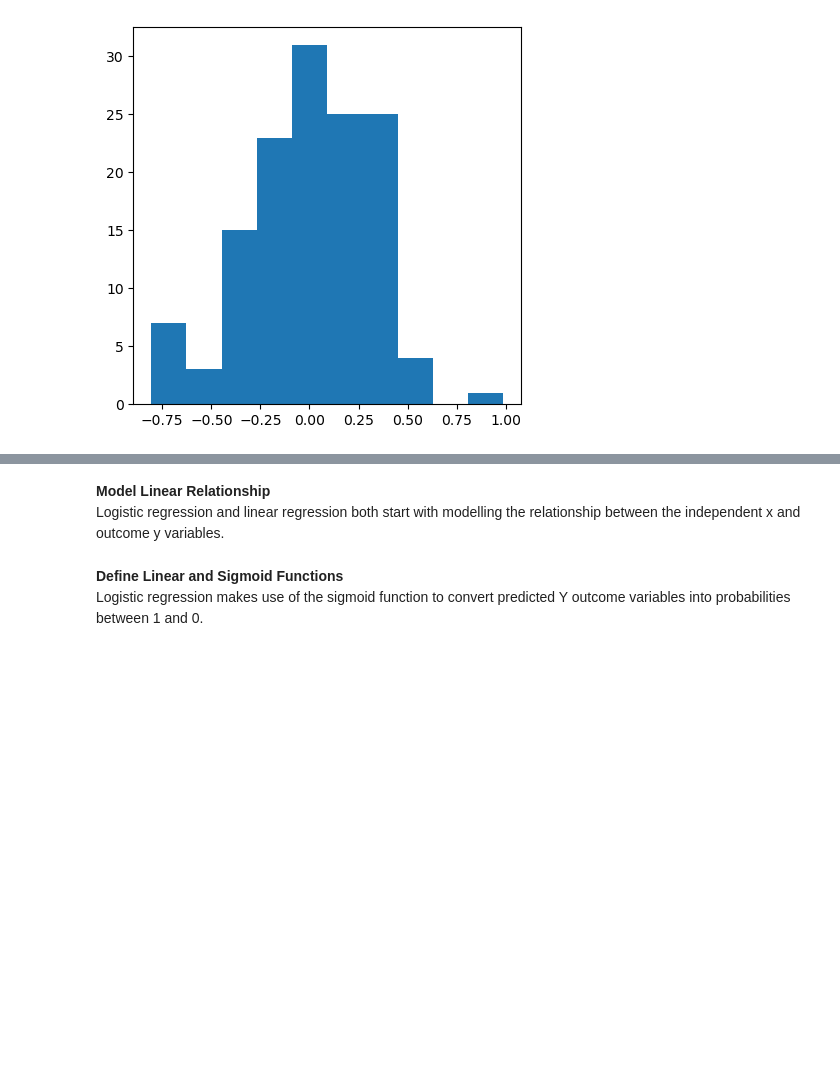
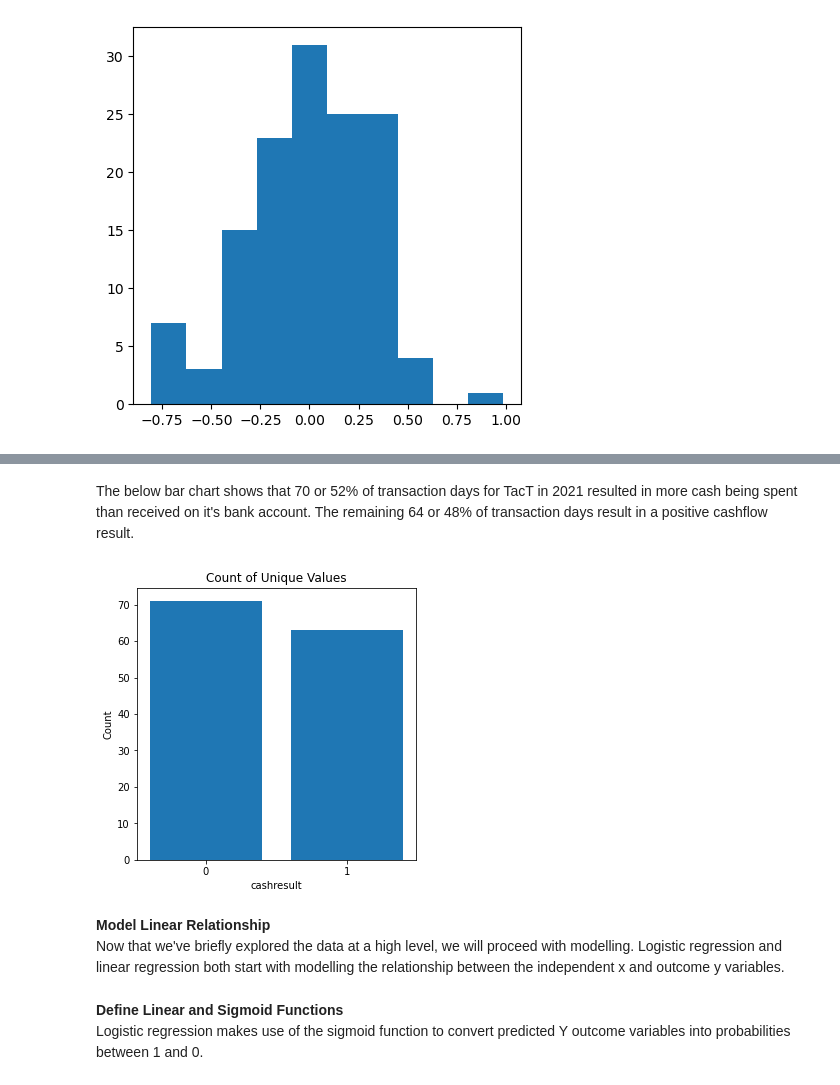
Before and after one commit to KenyattaDaniel/project-score, a Jupyter notebook: SMEsCreditScoringpt2.ipynb, the cells around one changed output, grey strips where cells are left out. Saved outputs shown, nothing was run; the diff lists cells and outputs as text; code cells hidden in the pictures; blank space fills up the shorter version.

```diff
--- a/SMEsCreditScoringpt2.ipynb
+++ b/SMEsCreditScoringpt2.ipynb
@@ -308,6 +330,12 @@ plt.show()
+# %% [markdown]
+The below bar chart shows that 70 or 52% of transaction days for TacT in 2021 resulted in more cash being spent than received on it's bank account. The remaining 64 or 48% of transaction days result in a positive cashflow result.
+# %%
+unique_count_barchart(sumtrans2['cashresult'])
+# %% [output]
+[figure, added]
 # %% [markdown]
 **Model Linear Relationship**
-<br>Logistic regression and linear regression both start with modelling the relationship between the independent x and outcome y variables.
+<br>Now that we've briefly explored the data at a high level, we will proceed with modelling. Logistic regression and linear regression both start with modelling the relationship between the independent x and outcome y variables.
 # %%
 # Define x and y variables
 x = sumtrans2['numdebits']
```
Also changed, not shown: parts of 9 cells of this notebook.
